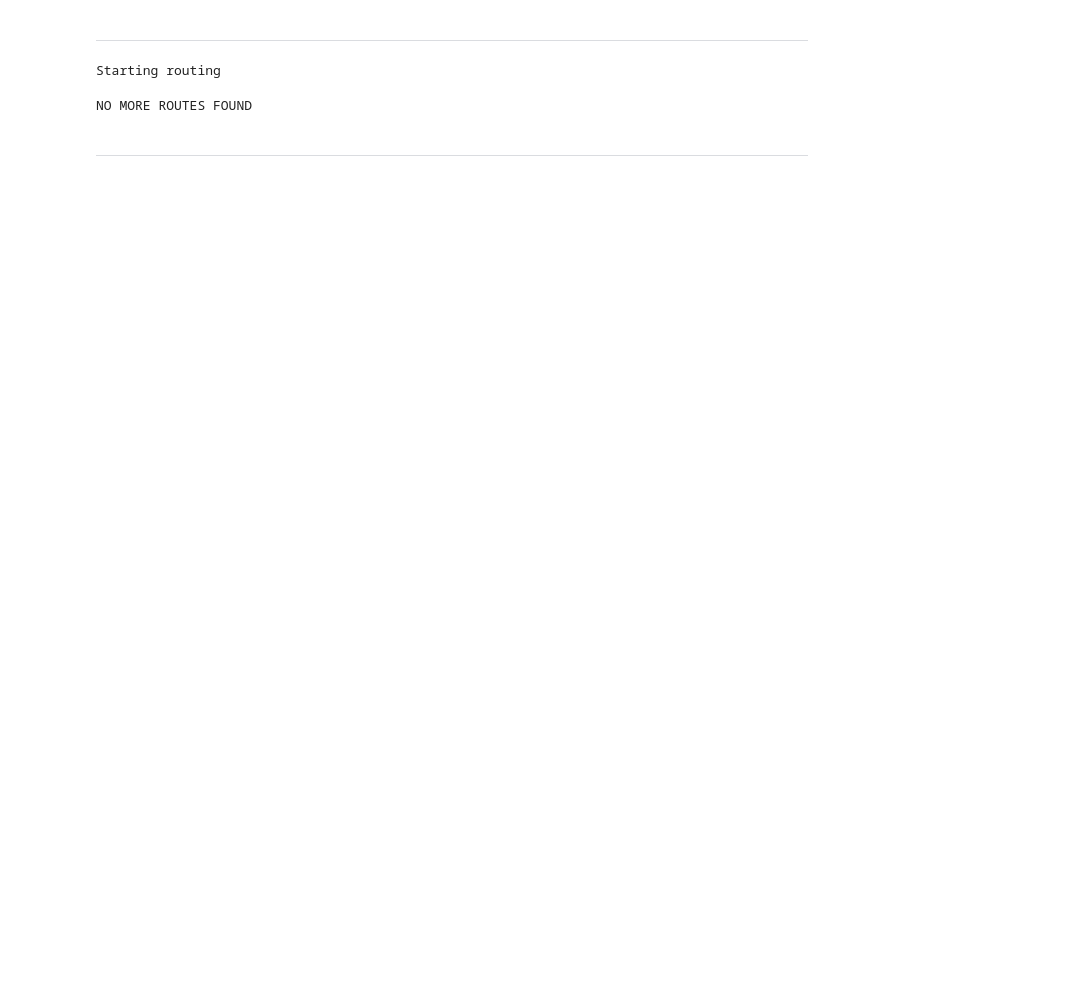
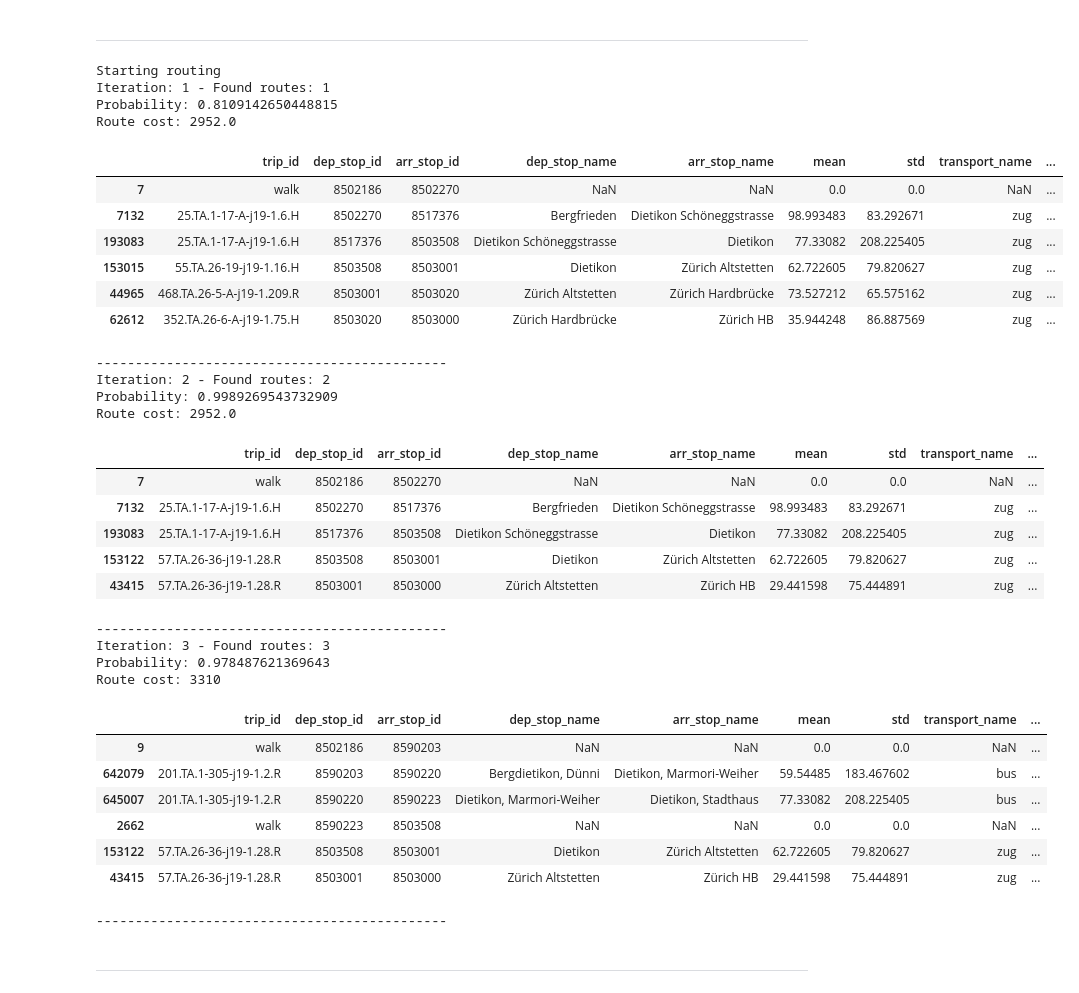
Before and after one commit to michaelroust/stochastic-journey-planner, a Jupyter notebook: routing/algo.ipynb, the cells around one changed output. Drawn from its saved outputs; the diff is of its cells as text; code cells hidden in the pictures; blank space fills up the shorter version.

```diff
--- a/routing/algo.ipynb
+++ b/routing/algo.ipynb
@@ -17,16 +20,54 @@ from scipy.stats import norm
 # %% [markdown]
 _____
-# %%
-END_TIME = Time(h=10).in_seconds()
-END_ID = ZURICH_HB_ID
-#START_ID = ZURICH_WERD_ID
-START_ID = 8502186
-DAY_OF_WEEK = 1     # Val
-
-routes_data = generate_routes(START_ID, END_ID, END_TIME, DAY_OF_WEEK, min_confidence=0.8, verbose=True)
-# %% [output]
-Starting routing
-NO MORE ROUTES FOUND
+# %%
+END_TIME = Time(h=10).in_seconds()      # Desired arrival time
+START_ID = ZURICH_WERD_ID              # Departure station_id
+# START_ID = ZURICH_HEURIED_ID
+# START_ID = DIETIKON_ID
+
+END_ID = ZURICH_HB_ID                   # Destination station_id
+# END_ID = DIETIKON_ID
+
+DAY_OF_WEEK = 1                         # Value 1-7. Monday=1, Tuesday=2,...
+MIN_CONFIDENCE = 0.8                    # Min required confidence/probability of making all the connections of journey
+N_ROUTES = 3                            # N best journey's to output
+# %%
+# Probabilistic Yen's algorithm. verbose=True will output routes as they are found
+routes_data = generate_routes(START_ID, END_ID, END_TIME, DAY_OF_WEEK, MIN_CONFIDENCE, N_ROUTES, verbose=True)
+# %% [output]
+Starting routing
+Iteration: 1 - Found routes: 1
+Probability: 0.8109142650448815
+Route cost: 2952.0
+|  | trip_id | dep_stop_id | arr_stop_id | dep_stop_name | arr_stop_name | mean | std | transport_name | ... |
+| 7 | walk | 8502186 | 8502270 | NaN | NaN | 0.0 | 0.0 | NaN | ... |
+| 7132 | 25.TA.1-17-A-j19-1.6.H | 8502270 | 8517376 | Bergfrieden | Dietikon Schöneggstrasse | 98.993483 | 83.292671 | zug | ... |
+| 193083 | 25.TA.1-17-A-j19-1.6.H | 8517376 | 8503508 | Dietikon Schöneggstrasse | Dietikon | 77.33082 | 208.225405 | zug | ... |
+| 153015 | 55.TA.26-19-j19-1.16.H | 8503508 | 8503001 | Dietikon | Zürich Altstetten | 62.722605 | 79.820627 | zug | ... |
+| 44965 | 468.TA.26-5-A-j19-1.209.R | 8503001 | 8503020 | Zürich Altstetten | Zürich Hardbrücke | 73.527212 | 65.575162 | zug | ... |
+| 62612 | 352.TA.26-6-A-j19-1.75.H | 8503020 | 8503000 | Zürich Hardbrücke | Zürich HB | 35.944248 | 86.887569 | zug | ... |
+---------------------------------------------
+Iteration: 2 - Found routes: 2
+Probability: 0.9989269543732909
+Route cost: 2952.0
+|  | trip_id | dep_stop_id | arr_stop_id | dep_stop_name | arr_stop_name | mean | std | transport_name | ... |
+| 7 | walk | 8502186 | 8502270 | NaN | NaN | 0.0 | 0.0 | NaN | ... |
+| 7132 | 25.TA.1-17-A-j19-1.6.H | 8502270 | 8517376 | Bergfrieden | Dietikon Schöneggstrasse | 98.993483 | 83.292671 | zug | ... |
+| 193083 | 25.TA.1-17-A-j19-1.6.H | 8517376 | 8503508 | Dietikon Schöneggstrasse | Dietikon | 77.33082 | 208.225405 | zug | ... |
+| 153122 | 57.TA.26-36-j19-1.28.R | 8503508 | 8503001 | Dietikon | Zürich Altstetten | 62.722605 | 79.820627 | zug | ... |
+| 43415 | 57.TA.26-36-j19-1.28.R | 8503001 | 8503000 | Zürich Altstetten | Zürich HB | 29.441598 | 75.444891 | zug | ... |
+---------------------------------------------
+Iteration: 3 - Found routes: 3
+Probability: 0.978487621369643
+Route cost: 3310
+|  | trip_id | dep_stop_id | arr_stop_id | dep_stop_name | arr_stop_name | mean | std | transport_name | ... |
+| 9 | walk | 8502186 | 8590203 | NaN | NaN | 0.0 | 0.0 | NaN | ... |
+| 642079 | 201.TA.1-305-j19-1.2.R | 8590203 | 8590220 | Bergdietikon, Dünni | Dietikon, Marmori-Weiher | 59.54485 | 183.467602 | bus | ... |
+| 645007 | 201.TA.1-305-j19-1.2.R | 8590220 | 8590223 | Dietikon, Marmori-Weiher | Dietikon, Stadthaus | 77.33082 | 208.225405 | bus | ... |
+| 2662 | walk | 8590223 | 8503508 | NaN | NaN | 0.0 | 0.0 | NaN | ... |
+| 153122 | 57.TA.26-36-j19-1.28.R | 8503508 | 8503001 | Dietikon | Zürich Altstetten | 62.722605 | 79.820627 | zug | ... |
+| 43415 | 57.TA.26-36-j19-1.28.R | 8503001 | 8503000 | Zürich Altstetten | Zürich HB | 29.441598 | 75.444891 | zug | ... |
+---------------------------------------------
 # %% [markdown]
 -----
 # %%
```
Also changed, not shown: parts of 4 cells of this notebook, 2 other files.
